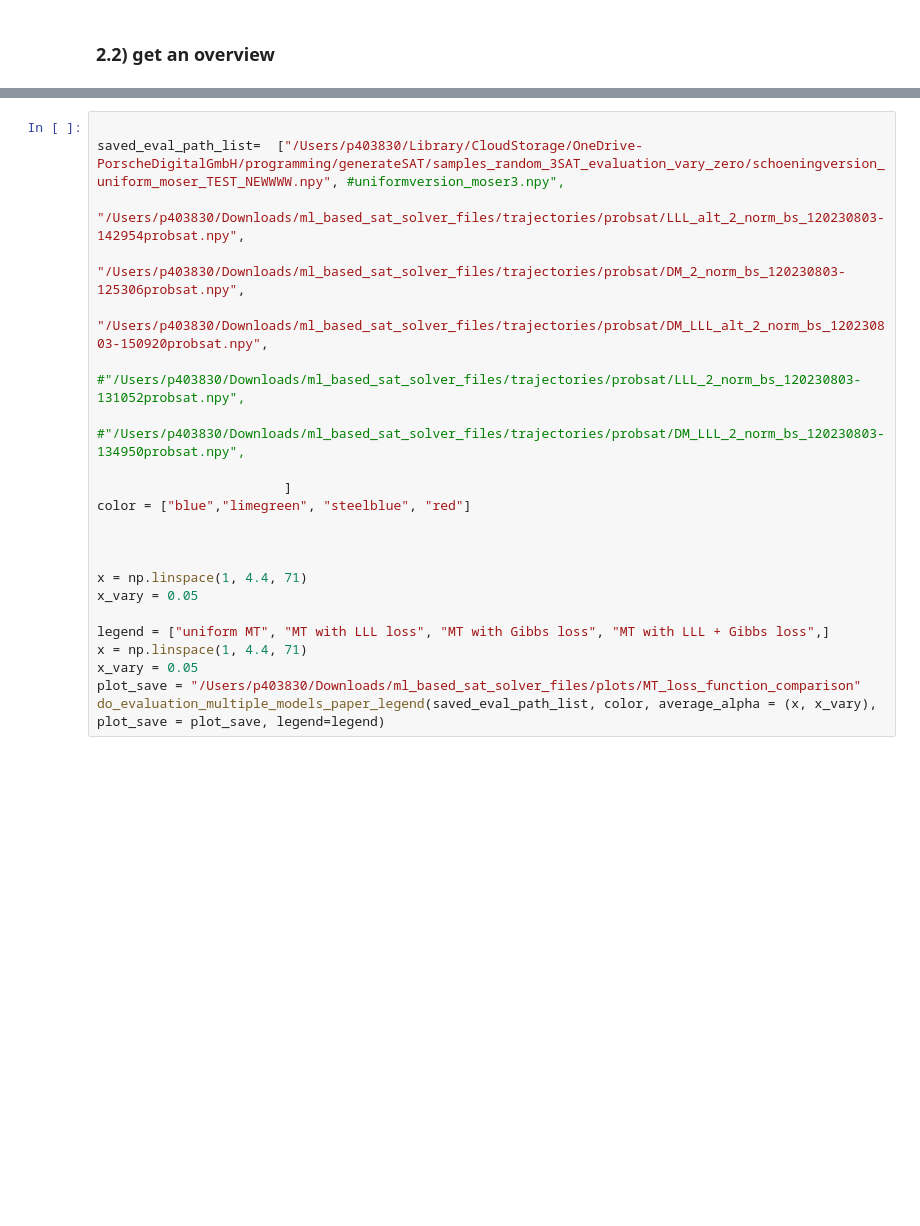
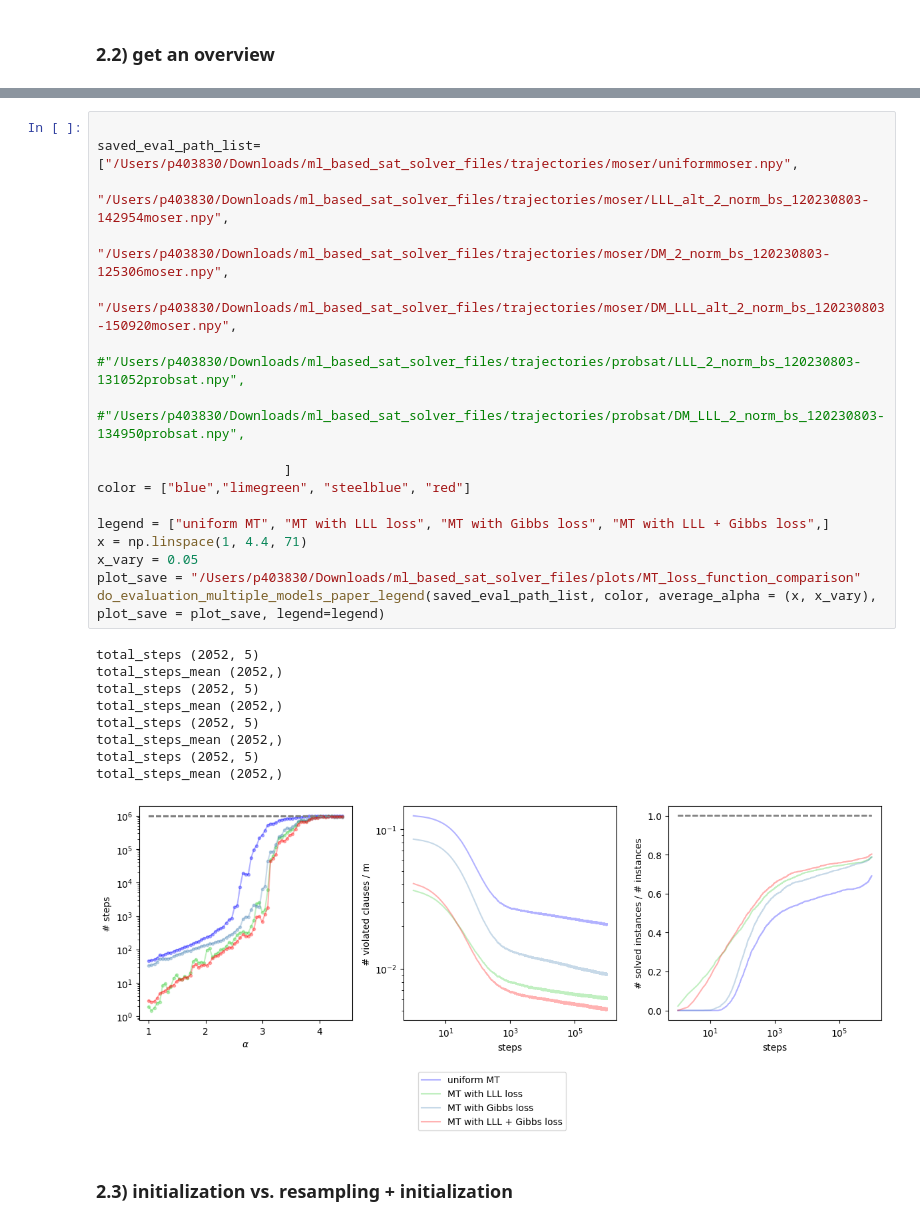
Before and after one commit to porscheofficial/sls_sat_solving_with_deep_learning, a Jupyter notebook: python/src/tutorial.ipynb, the cells around one changed output, grey strips where cells are left out. Cells and saved outputs as stored; diff of their text form; blank space fills up the shorter version.

```diff
--- a/python/src/tutorial.ipynb
+++ b/python/src/tutorial.ipynb
@@ -714,22 +724,29 @@ do_evaluation_multiple_models_paper_legend(saved_eval_path_list, color, average_
 # %%
 
-saved_eval_path_list=  ["/Users/p403830/Library/CloudStorage/OneDrive-PorscheDigitalGmbH/programming/generateSAT/samples_random_3SAT_evaluation_vary_zero/schoeningversion_uniform_moser_TEST_NEWWWW.npy", #uniformversion_moser3.npy",
-                        "/Users/p403830/Downloads/ml_based_sat_solver_files/trajectories/probsat/LLL_alt_2_norm_bs_120230803-142954probsat.npy",
-                        "/Users/p403830/Downloads/ml_based_sat_solver_files/trajectories/probsat/DM_2_norm_bs_120230803-125306probsat.npy",
-                        "/Users/p403830/Downloads/ml_based_sat_solver_files/trajectories/probsat/DM_LLL_alt_2_norm_bs_120230803-150920probsat.npy",
+saved_eval_path_list=  ["/Users/p403830/Downloads/ml_based_sat_solver_files/trajectories/moser/uniformmoser.npy",
+                        "/Users/p403830/Downloads/ml_based_sat_solver_files/trajectories/moser/LLL_alt_2_norm_bs_120230803-142954moser.npy",
+                        "/Users/p403830/Downloads/ml_based_sat_solver_files/trajectories/moser/DM_2_norm_bs_120230803-125306moser.npy",
+                        "/Users/p403830/Downloads/ml_based_sat_solver_files/trajectories/moser/DM_LLL_alt_2_norm_bs_120230803-150920moser.npy",
                         #"/Users/p403830/Downloads/ml_based_sat_solver_files/trajectories/probsat/LLL_2_norm_bs_120230803-131052probsat.npy",
                         #"/Users/p403830/Downloads/ml_based_sat_solver_files/trajectories/probsat/DM_LLL_2_norm_bs_120230803-134950probsat.npy",
 
                         ]
 color = ["blue","limegreen", "steelblue", "red"]
 
-
-
-x = np.linspace(1, 4.4, 71)
-x_vary = 0.05
-
 legend = ["uniform MT", "MT with LLL loss", "MT with Gibbs loss", "MT with LLL + Gibbs loss",]
 x = np.linspace(1, 4.4, 71)
 x_vary = 0.05
 plot_save = "/Users/p403830/Downloads/ml_based_sat_solver_files/plots/MT_loss_function_comparison"
 do_evaluation_multiple_models_paper_legend(saved_eval_path_list, color, average_alpha = (x, x_vary), plot_save = plot_save, legend=legend)
+# %% [output]
+total_steps (2052, 5)
+total_steps_mean (2052,)
+total_steps (2052, 5)
+total_steps_mean (2052,)
+total_steps (2052, 5)
+total_steps_mean (2052,)
+total_steps (2052, 5)
+total_steps_mean (2052,)
+[figure, added]
+# %% [markdown]
+### 2.3) initialization vs. resampling + initialization
```
Also changed, not shown: parts of 7 cells of this notebook, 1 other file.
